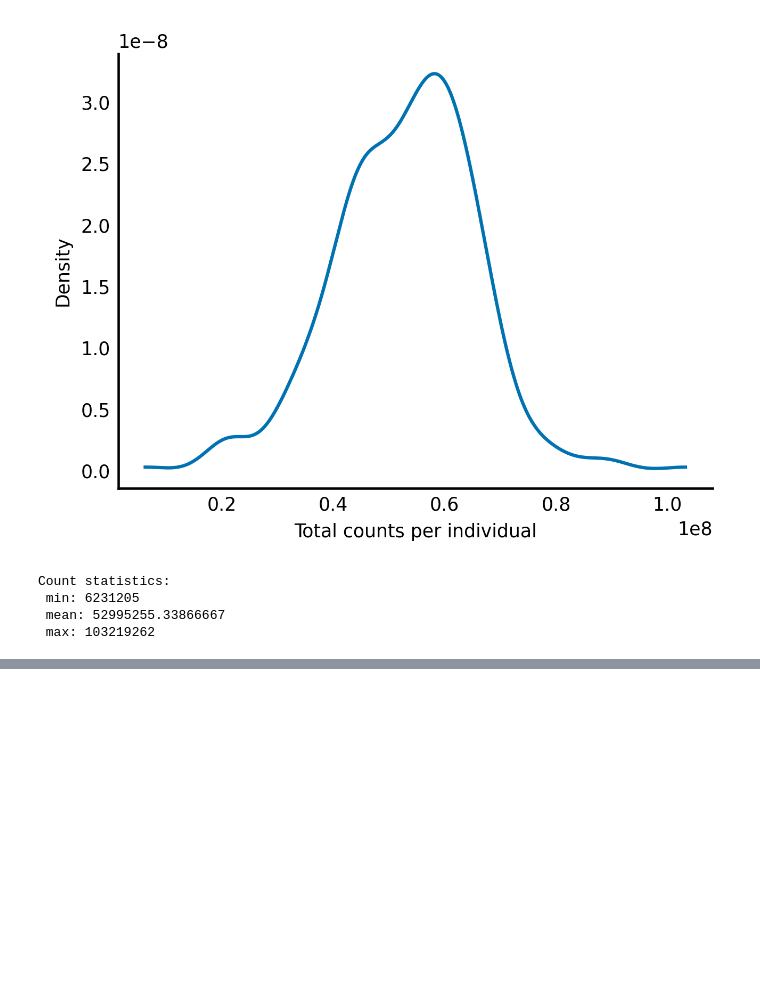
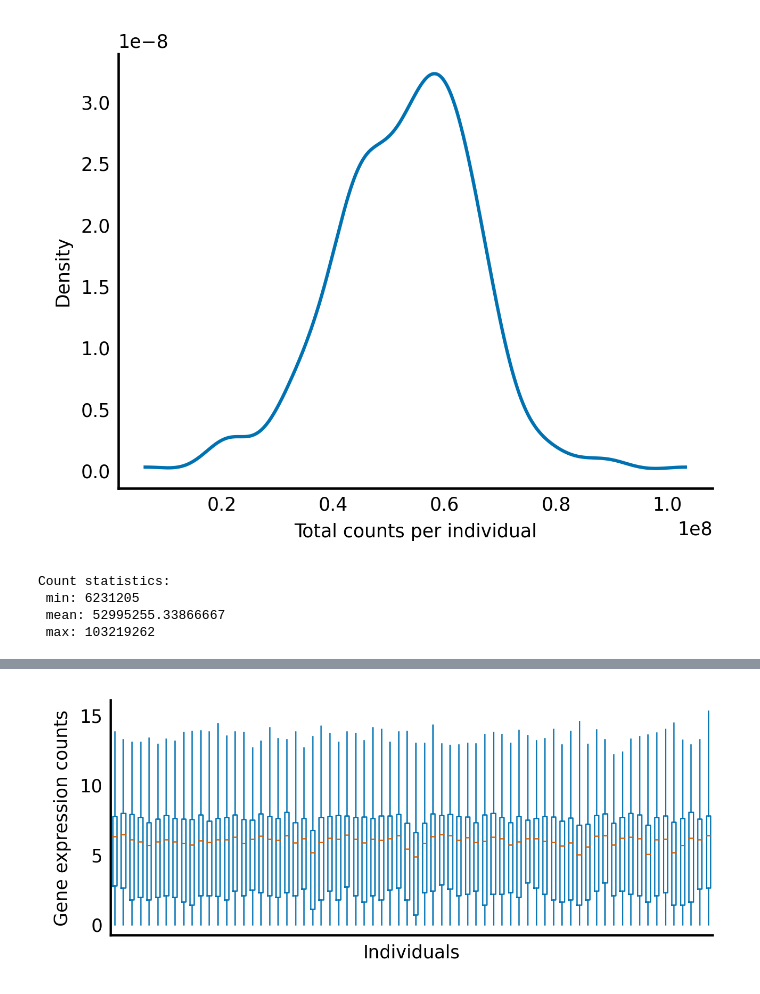
Before and after one commit to kebuhcah/experiments, a Jupyter notebook: elegant-scipy/chapter2.ipynb, the cells around one changed output, grey strips where cells are left out. Saved outputs shown, nothing was run; the diff lists cells and outputs as text; code cells hidden in the pictures; blank space fills up the shorter version.

```diff
--- a/elegant-scipy/chapter2.ipynb
+++ b/elegant-scipy/chapter2.ipynb
@@ -91,0 +125,11 @@ Count statistics:
+# %%
+# Box plot of expression counts by individual
+fig, ax = plt.subplots(figsize=(5, 2))
+
+with plt.style.context('style/thinner.mplstyle'):
+    ax.boxplot(np.log(counts_subset + 1))
+    ax.set_xlabel("Individuals")
+    ax.set_ylabel("Gene expression counts")
+    reduce_xaxis_labels(ax, 10)
+# %% [output]
+[figure, added]
```
Also changed, not shown: parts of 4 cells of this notebook, 1 other file.
